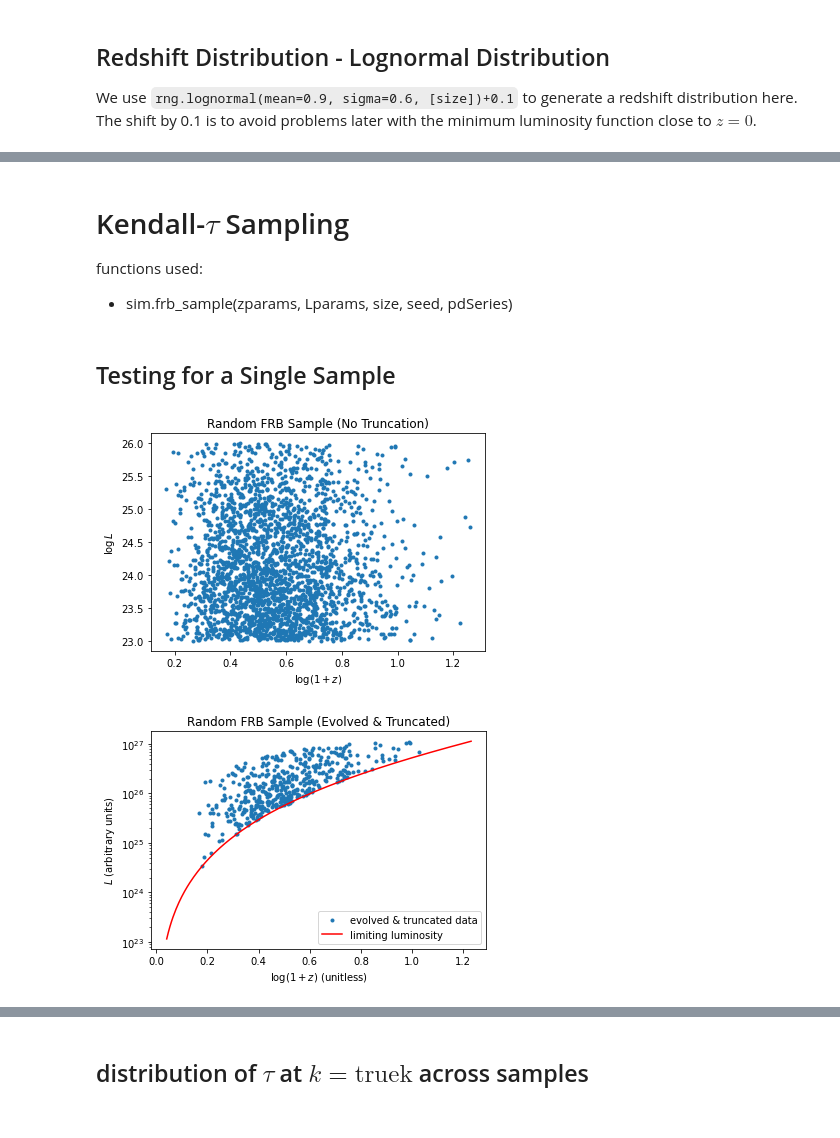
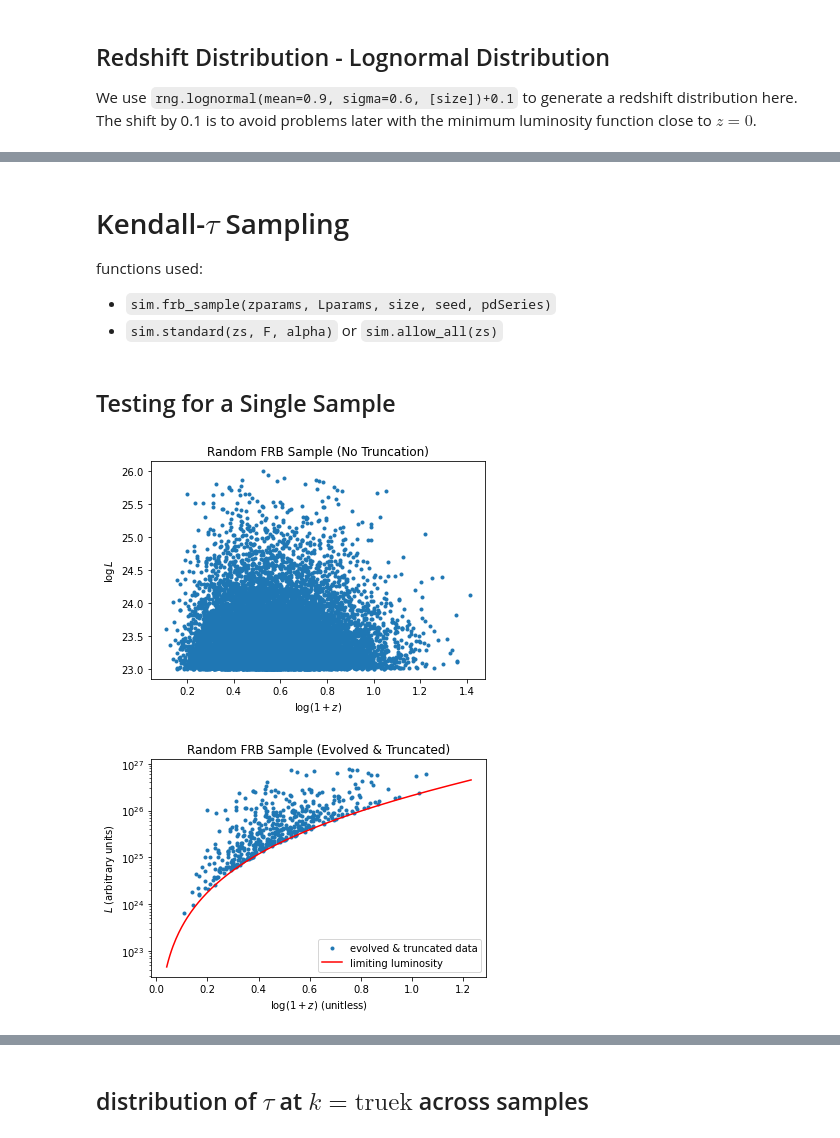
Before and after one commit to will-s-h/FRB-Project, a Jupyter notebook: Programs/ktau sim 2.0.ipynb, the cells around one changed output, grey strips where cells are left out. Drawn from its saved outputs; the diff is of its cells as text; code cells hidden in the pictures.

```diff
--- a/Programs/ktau sim 2.0.ipynb
+++ b/Programs/ktau sim 2.0.ipynb
@@ -57,19 +56,20 @@ plt.show()
 # %% [markdown]
 # Kendall-$\tau$ Sampling
 functions used:
-- sim.frb_sample(zparams, Lparams, size, seed, pdSeries)
+- <code>sim.frb_sample(zparams, Lparams, size, seed, pdSeries)</code>
+- <code>sim.standard(zs, F, alpha)</code> or <code>sim.allow_all(zs)</code>
 # %% [markdown]
 ## Testing for a Single Sample
 # %%
 # generate data for one random sample
-size = 2500
+size = 18000
 seed = 8
-zsamp, Lsamp = sim.frb_sample(zparams=[0.9, 0.6], Lparams=[1e23, 1e26, -1.2], size=size, seed=seed)
+zsamp, Lsamp = sim.frb_sample(zparams=[0.9, 0.6], Lparams=[1e23, 1e26, -2], size=size, seed=seed)
 plt.scatter(np.log10(1+zsamp), np.log10(Lsamp), marker='.')
 plt.title('Random FRB Sample (No Truncation)')
 plt.xlabel('$\\log(1+z)$')
 plt.ylabel('$\\log L$')
 #plt.savefig("../Results/sim graphs 09.15.22/sample.png", dpi=1000)
 plt.show()
 # %% [output]
-[figure, old version]
+[figure, new version]
@@ -87,7 +79,7 @@ minL_func = standard #set the function to be used
 #evolve its luminosity and apply a truncation:
 truek = 2
 Levo = Lsamp * kt.g_complex(zsamp, truek) #evolve sample
-minL = minL_func(zs=zsamp, Ls=Levo)
+minL = minL_func(zsamp)
 
 #truncate
 minL_trunc, L_trunc, z_trunc = kt.truncate(minL, Levo, zsamp)
@@ -101,10 +93,10 @@ plt.title('Random FRB Sample (Evolved & Truncated)')
 plt.ylabel('$L$ (arbitrary units)')
 plt.xlabel('$\\log(1+z)$ (unitless)')
 plt.legend()
-#plt.savefig("../Results/sim graphs 09.15.22/sample_low_power.png", dpi=1000)
+#plt.savefig("../Results/sim graphs 09.16.22/sample_high_power.png", dpi=1000)
 plt.show()
 # %% [output]
-[figure, old version]
+[figure, new version]
 # %%
 # output size of sample after truncation
 print(len(L_trunc))
```
Also changed, not shown: parts of 23 cells of this notebook, 6 other files.
